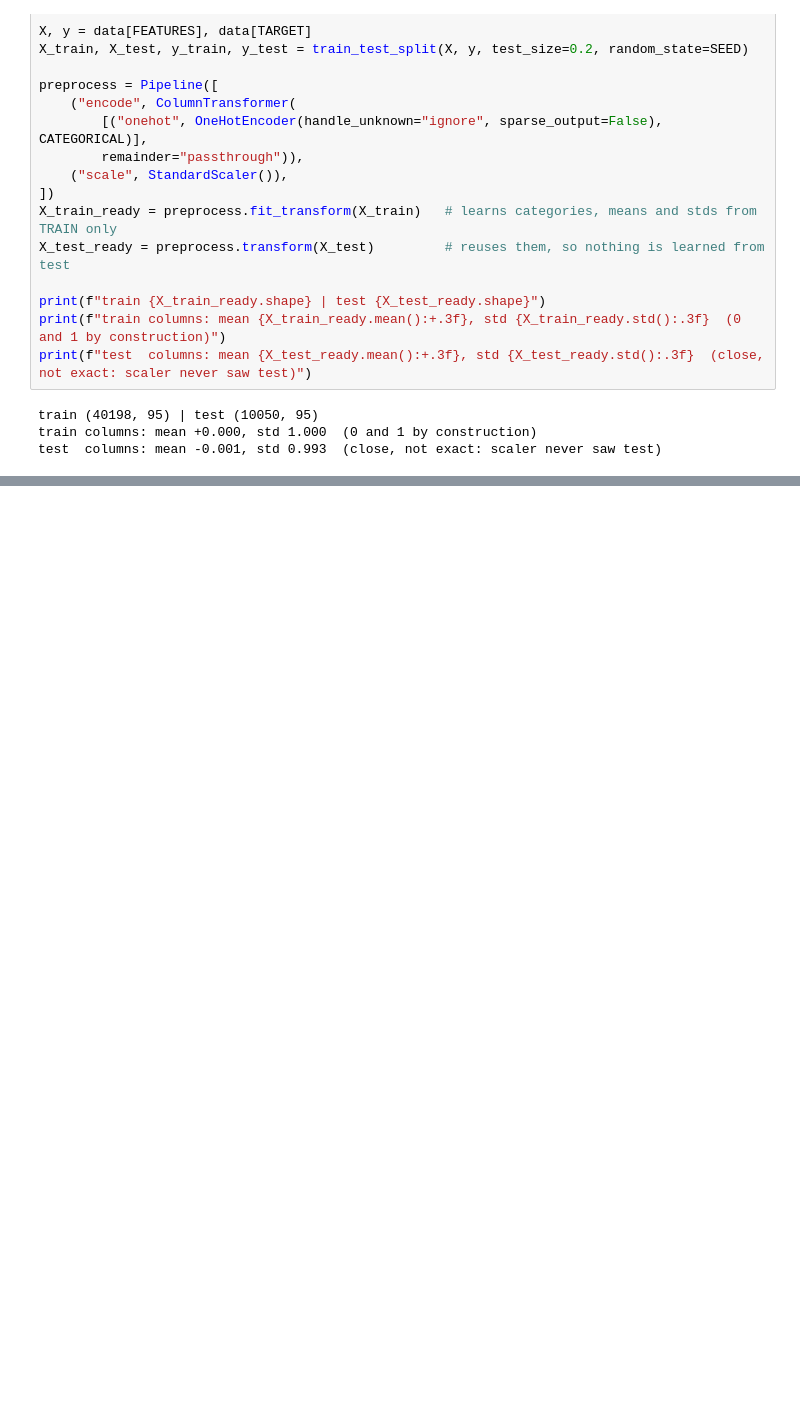
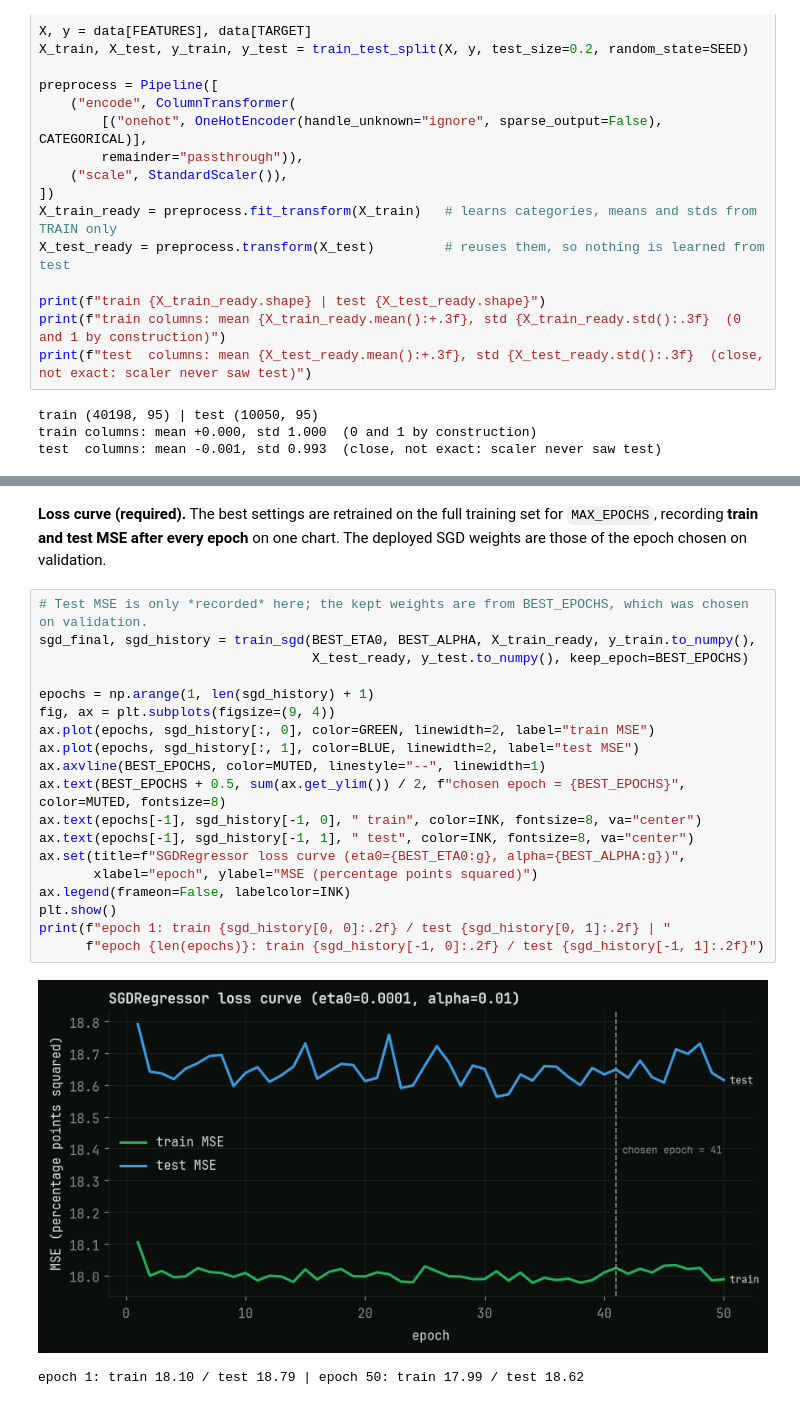
Before and after one commit to Jobealieu/linear_regression_model, a Jupyter notebook: summative/linear_regression/multivariate.ipynb, the cells around one changed output, grey strips where cells are left out. Cells and saved outputs as stored; diff of their text form; blank space fills up the shorter version.

```diff
--- a/summative/linear_regression/multivariate.ipynb
+++ b/summative/linear_regression/multivariate.ipynb
@@ -357,0 +474,24 @@ test  columns: mean -0.001, std 0.993  (close, not exact: scaler never saw test)
+# %% [markdown]
+**Loss curve (required).** The best settings are retrained on the full training set for `MAX_EPOCHS`, recording **train and test MSE after every epoch** on one chart. The deployed SGD weights are those of the epoch chosen on validation.
+# %%
+# Test MSE is only *recorded* here; the kept weights are from BEST_EPOCHS, which was chosen on validation.
+sgd_final, sgd_history = train_sgd(BEST_ETA0, BEST_ALPHA, X_train_ready, y_train.to_numpy(),
+                                   X_test_ready, y_test.to_numpy(), keep_epoch=BEST_EPOCHS)
+
+epochs = np.arange(1, len(sgd_history) + 1)
+fig, ax = plt.subplots(figsize=(9, 4))
+ax.plot(epochs, sgd_history[:, 0], color=GREEN, linewidth=2, label="train MSE")
+ax.plot(epochs, sgd_history[:, 1], color=BLUE, linewidth=2, label="test MSE")
+ax.axvline(BEST_EPOCHS, color=MUTED, linestyle="--", linewidth=1)
+ax.text(BEST_EPOCHS + 0.5, sum(ax.get_ylim()) / 2, f"chosen epoch = {BEST_EPOCHS}", color=MUTED, fontsize=8)
+ax.text(epochs[-1], sgd_history[-1, 0], " train", color=INK, fontsize=8, va="center")
+ax.text(epochs[-1], sgd_history[-1, 1], " test", color=INK, fontsize=8, va="center")
+ax.set(title=f"SGDRegressor loss curve (eta0={BEST_ETA0:g}, alpha={BEST_ALPHA:g})",
+       xlabel="epoch", ylabel="MSE (percentage points squared)")
+ax.legend(frameon=False, labelcolor=INK)
+plt.show()
+print(f"epoch 1: train {sgd_history[0, 0]:.2f} / test {sgd_history[0, 1]:.2f} | "
+      f"epoch {len(epochs)}: train {sgd_history[-1, 0]:.2f} / test {sgd_history[-1, 1]:.2f}")
+# %% [output]
+[figure, added]
+epoch 1: train 18.10 / test 18.79 | epoch 50: train 17.99 / test 18.62
```
Also changed, not shown: parts of 25 cells of this notebook.
